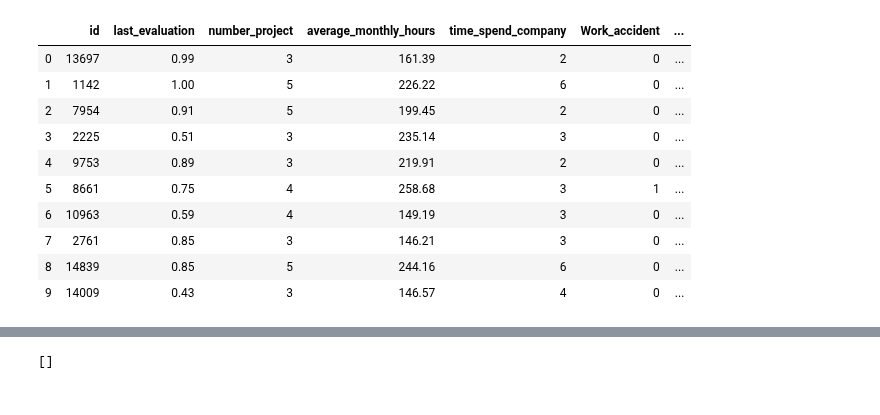
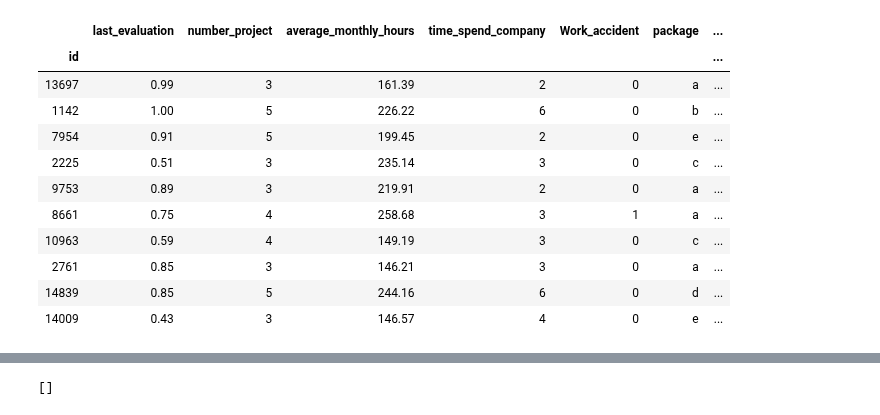
Before and after one commit to hitskyer/course, a Jupyter notebook: dnn/chenmingming/competition/Employee_Satisfaction/employee_satisfaction.ipynb, the cells around one changed output, grey strips where cells are left out. Drawn from its saved outputs; the diff is of its cells as text; code cells hidden in the pictures.

```diff
--- a/dnn/chenmingming/competition/Employee_Satisfaction/employee_satisfaction.ipynb
+++ b/dnn/chenmingming/competition/Employee_Satisfaction/employee_satisfaction.ipynb
@@ -19,19 +21,20 @@ from sklearn.metrics import *
 from sklearn.preprocessing import OneHotEncoder,LabelEncoder,OrdinalEncoder
 # %%
 # 读取数据
-tr_data = pd.read_csv("train.csv")
-X_test = pd.read_csv("test.csv") # 不含标签
+tr_data = pd.read_csv("train.csv",index_col='id')
+X_test = pd.read_csv("test.csv",index_col='id') # 不含标签
 
 tr_data.head(10)
 # %% [output]
-|  | id | last_evaluation | number_project | average_monthly_hours | time_spend_company | Work_accident | ... |
-| 0 | 13697 | 0.99 | 3 | 161.39 | 2 | 0 | ... |
-| 1 | 1142 | 1.00 | 5 | 226.22 | 6 | 0 | ... |
-| 2 | 7954 | 0.91 | 5 | 199.45 | 2 | 0 | ... |
-| 3 | 2225 | 0.51 | 3 | 235.14 | 3 | 0 | ... |
-| 4 | 9753 | 0.89 | 3 | 219.91 | 2 | 0 | ... |
-| 5 | 8661 | 0.75 | 4 | 258.68 | 3 | 1 | ... |
-| 6 | 10963 | 0.59 | 4 | 149.19 | 3 | 0 | ... |
-| 7 | 2761 | 0.85 | 3 | 146.21 | 3 | 0 | ... |
-| 8 | 14839 | 0.85 | 5 | 244.16 | 6 | 0 | ... |
-| 9 | 14009 | 0.43 | 3 | 146.57 | 4 | 0 | ... |
+|  | last_evaluation | number_project | average_monthly_hours | time_spend_company | Work_accident | package | ... |
+| id |  |  |  |  |  |  | ... |
+| 13697 | 0.99 | 3 | 161.39 | 2 | 0 | a | ... |
+| 1142 | 1.00 | 5 | 226.22 | 6 | 0 | b | ... |
+| 7954 | 0.91 | 5 | 199.45 | 2 | 0 | e | ... |
+| 2225 | 0.51 | 3 | 235.14 | 3 | 0 | c | ... |
+| 9753 | 0.89 | 3 | 219.91 | 2 | 0 | a | ... |
+| 8661 | 0.75 | 4 | 258.68 | 3 | 1 | a | ... |
+| 10963 | 0.59 | 4 | 149.19 | 3 | 0 | c | ... |
+| 2761 | 0.85 | 3 | 146.21 | 3 | 0 | a | ... |
+| 14839 | 0.85 | 5 | 244.16 | 6 | 0 | d | ... |
+| 14009 | 0.43 | 3 | 146.57 | 4 | 0 | e | ... |
```
Also changed, not shown: parts of 11 cells of this notebook, 1 other file.
